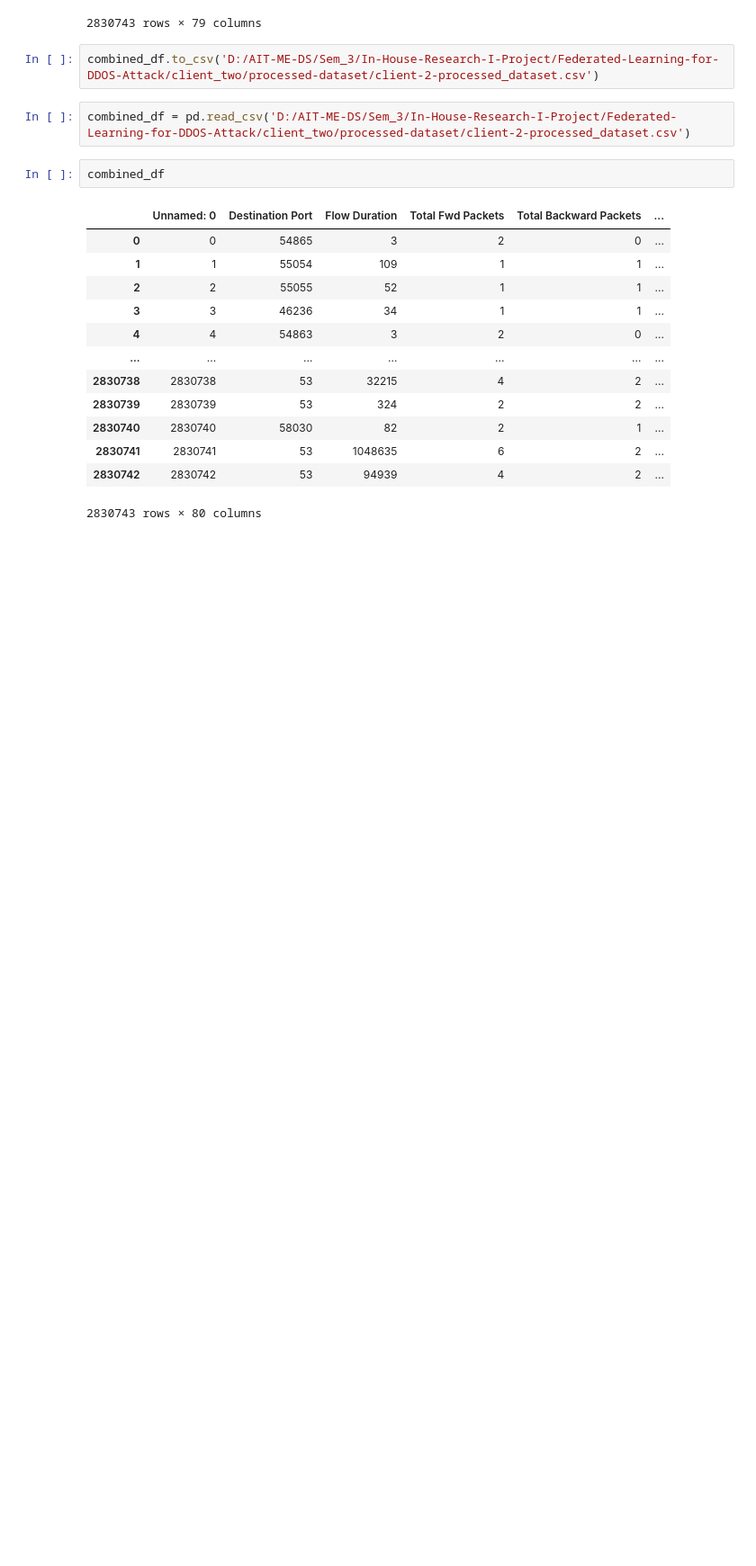
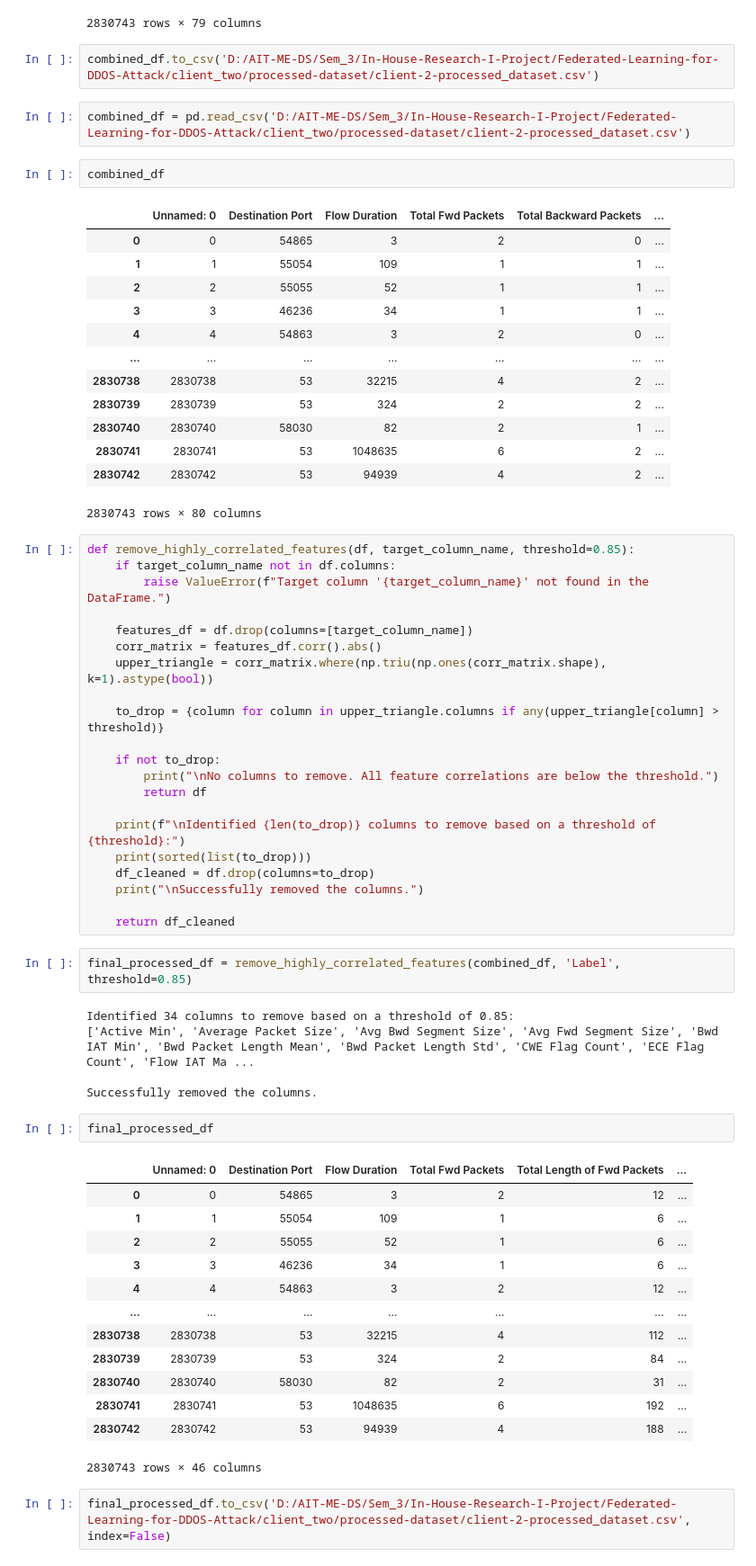
Before and after one commit to kaushik2103/Federated-Learning-for-DDOS-Attack, a Jupyter notebook: client_two/pre-processing.ipynb, the cells around one changed output. Shown: that part at 90% size. Saved outputs shown, nothing was run; the diff lists cells and outputs as text; blank space fills up the shorter version.

```diff
--- a/client_two/pre-processing.ipynb
+++ b/client_two/pre-processing.ipynb
@@ -148,3 +149,49 @@ combined_df
 | 2830741 | 2830741 | 53 | 1048635 | 6 | 2 | ... |
 | 2830742 | 2830742 | 53 | 94939 | 4 | 2 | ... |
 2830743 rows × 80 columns
+# %%
+def remove_highly_correlated_features(df, target_column_name, threshold=0.85):
+    if target_column_name not in df.columns:
+        raise ValueError(f"Target column '{target_column_name}' not found in the DataFrame.")
+
+    features_df = df.drop(columns=[target_column_name])
+    corr_matrix = features_df.corr().abs()
+    upper_triangle = corr_matrix.where(np.triu(np.ones(corr_matrix.shape), k=1).astype(bool))
+
+    to_drop = {column for column in upper_triangle.columns if any(upper_triangle[column] > threshold)}
+
+    if not to_drop:
+        print("\nNo columns to remove. All feature correlations are below the threshold.")
+        return df
+
+    print(f"\nIdentified {len(to_drop)} columns to remove based on a threshold of {threshold}:")
+    print(sorted(list(to_drop)))
+    df_cleaned = df.drop(columns=to_drop)
+    print("\nSuccessfully removed the columns.")
+
+    return df_cleaned
+# %%
+final_processed_df = remove_highly_correlated_features(combined_df, 'Label', threshold=0.85)
+# %% [output]
+Identified 34 columns to remove based on a threshold of 0.85:
+['Active Min', 'Average Packet Size', 'Avg Bwd Segment Size', 'Avg Fwd Segment Size', 'Bwd IAT Min', 'Bwd Packet Length Mean', 'Bwd Packet Length Std', 'CWE Flag Count', 'ECE Flag Count', 'Flow IAT Ma ...
+
+Successfully removed the columns.
+# %%
+final_processed_df
+# %% [output]
+|  | Unnamed: 0 | Destination Port | Flow Duration | Total Fwd Packets | Total Length of Fwd Packets | ... |
+| 0 | 0 | 54865 | 3 | 2 | 12 | ... |
+| 1 | 1 | 55054 | 109 | 1 | 6 | ... |
+| 2 | 2 | 55055 | 52 | 1 | 6 | ... |
+| 3 | 3 | 46236 | 34 | 1 | 6 | ... |
+| 4 | 4 | 54863 | 3 | 2 | 12 | ... |
+| ... | ... | ... | ... | ... | ... | ... |
+| 2830738 | 2830738 | 53 | 32215 | 4 | 112 | ... |
+| 2830739 | 2830739 | 53 | 324 | 2 | 84 | ... |
+| 2830740 | 2830740 | 58030 | 82 | 2 | 31 | ... |
+| 2830741 | 2830741 | 53 | 1048635 | 6 | 192 | ... |
+| 2830742 | 2830742 | 53 | 94939 | 4 | 188 | ... |
+2830743 rows × 46 columns
+# %%
+final_processed_df.to_csv('D:/AIT-ME-DS/Sem_3/In-House-Research-I-Project/Federated-Learning-for-DDOS-Attack/client_two/processed-dataset/client-2-processed_dataset.csv', index=False)
```
Also changed, not shown: parts of 3 cells of this notebook, 5 other files.
